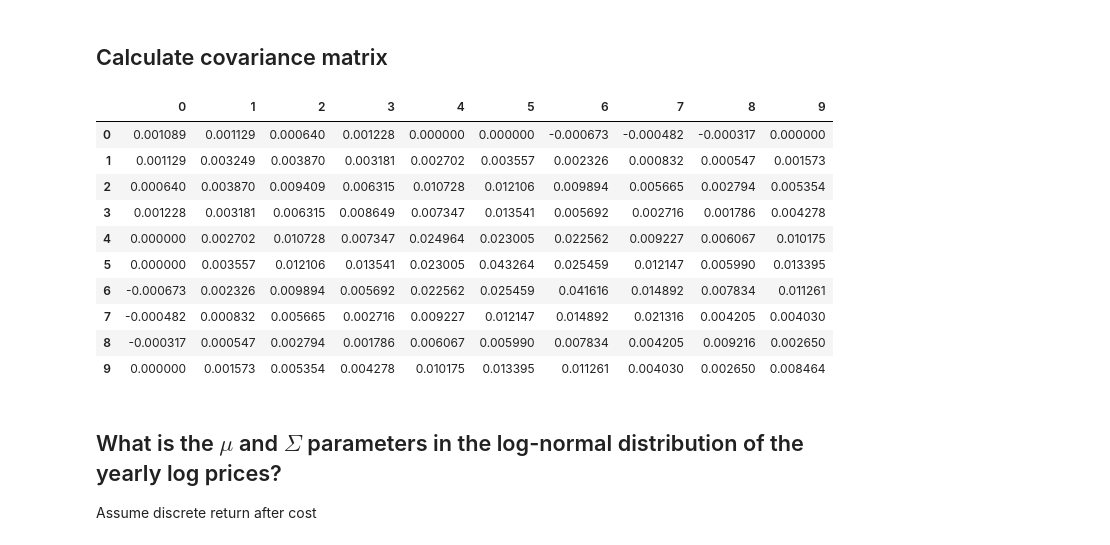
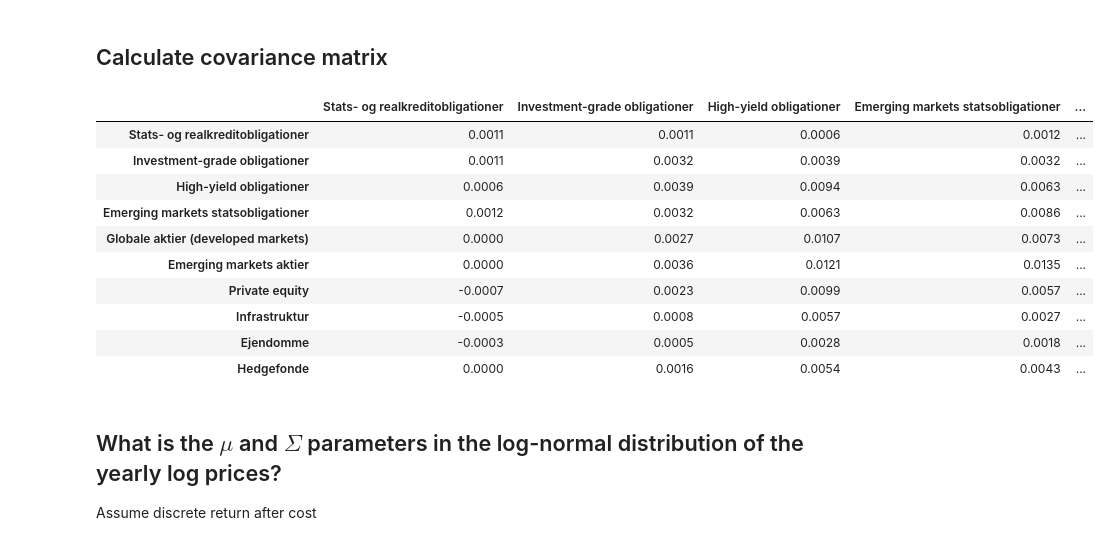
Before and after one commit to tbearlarsen/AEF_thesis_GBI, a Jupyter notebook: Simulation/asset_sim.ipynb, the cells around one changed output. Cells and saved outputs as stored; diff of their text form; code cells hidden in the pictures.

```diff
--- a/Simulation/asset_sim.ipynb
+++ b/Simulation/asset_sim.ipynb
@@ -81,19 +81,20 @@ costs_linear_1y = pd.read_excel(data_path, sheet_name='Cost', index_col=0).value
 # %%
 cov_mat_linear_1y = mom.corr_to_cov_matrix(corr_mat_linear_1y, vols_linear_1y)
 # %%
-pd.DataFrame(cov_mat_linear_1y)
+# show covariance matrix
+pd.DataFrame(cov_mat_linear_1y, columns=asset_names, index=asset_names).round(4)
 # %% [output]
-|  | 0 | 1 | 2 | 3 | 4 | 5 | 6 | 7 | 8 | 9 |
-| 0 | 0.001089 | 0.001129 | 0.000640 | 0.001228 | 0.000000 | 0.000000 | -0.000673 | -0.000482 | -0.000317 | 0.000000 |
-| 1 | 0.001129 | 0.003249 | 0.003870 | 0.003181 | 0.002702 | 0.003557 | 0.002326 | 0.000832 | 0.000547 | 0.001573 |
-| 2 | 0.000640 | 0.003870 | 0.009409 | 0.006315 | 0.010728 | 0.012106 | 0.009894 | 0.005665 | 0.002794 | 0.005354 |
-| 3 | 0.001228 | 0.003181 | 0.006315 | 0.008649 | 0.007347 | 0.013541 | 0.005692 | 0.002716 | 0.001786 | 0.004278 |
-| 4 | 0.000000 | 0.002702 | 0.010728 | 0.007347 | 0.024964 | 0.023005 | 0.022562 | 0.009227 | 0.006067 | 0.010175 |
-| 5 | 0.000000 | 0.003557 | 0.012106 | 0.013541 | 0.023005 | 0.043264 | 0.025459 | 0.012147 | 0.005990 | 0.013395 |
-| 6 | -0.000673 | 0.002326 | 0.009894 | 0.005692 | 0.022562 | 0.025459 | 0.041616 | 0.014892 | 0.007834 | 0.011261 |
-| 7 | -0.000482 | 0.000832 | 0.005665 | 0.002716 | 0.009227 | 0.012147 | 0.014892 | 0.021316 | 0.004205 | 0.004030 |
-| 8 | -0.000317 | 0.000547 | 0.002794 | 0.001786 | 0.006067 | 0.005990 | 0.007834 | 0.004205 | 0.009216 | 0.002650 |
-| 9 | 0.000000 | 0.001573 | 0.005354 | 0.004278 | 0.010175 | 0.013395 | 0.011261 | 0.004030 | 0.002650 | 0.008464 |
+|  | Stats- og realkreditobligationer | Investment-grade obligationer | High-yield obligationer | Emerging markets statsobligationer | ... |
+| Stats- og realkreditobligationer | 0.0011 | 0.0011 | 0.0006 | 0.0012 | ... |
+| Investment-grade obligationer | 0.0011 | 0.0032 | 0.0039 | 0.0032 | ... |
+| High-yield obligationer | 0.0006 | 0.0039 | 0.0094 | 0.0063 | ... |
+| Emerging markets statsobligationer | 0.0012 | 0.0032 | 0.0063 | 0.0086 | ... |
+| Globale aktier (developed markets) | 0.0000 | 0.0027 | 0.0107 | 0.0073 | ... |
+| Emerging markets aktier | 0.0000 | 0.0036 | 0.0121 | 0.0135 | ... |
+| Private equity | -0.0007 | 0.0023 | 0.0099 | 0.0057 | ... |
+| Infrastruktur | -0.0005 | 0.0008 | 0.0057 | 0.0027 | ... |
+| Ejendomme | -0.0003 | 0.0005 | 0.0028 | 0.0018 | ... |
+| Hedgefonde | 0.0000 | 0.0016 | 0.0054 | 0.0043 | ... |
 # %% [markdown]
 ## What is the $\mu$ and $\Sigma$ parameters in the log-normal distribution of the yearly log prices?
 
```
Also changed, not shown: parts of 51 cells of this notebook.
